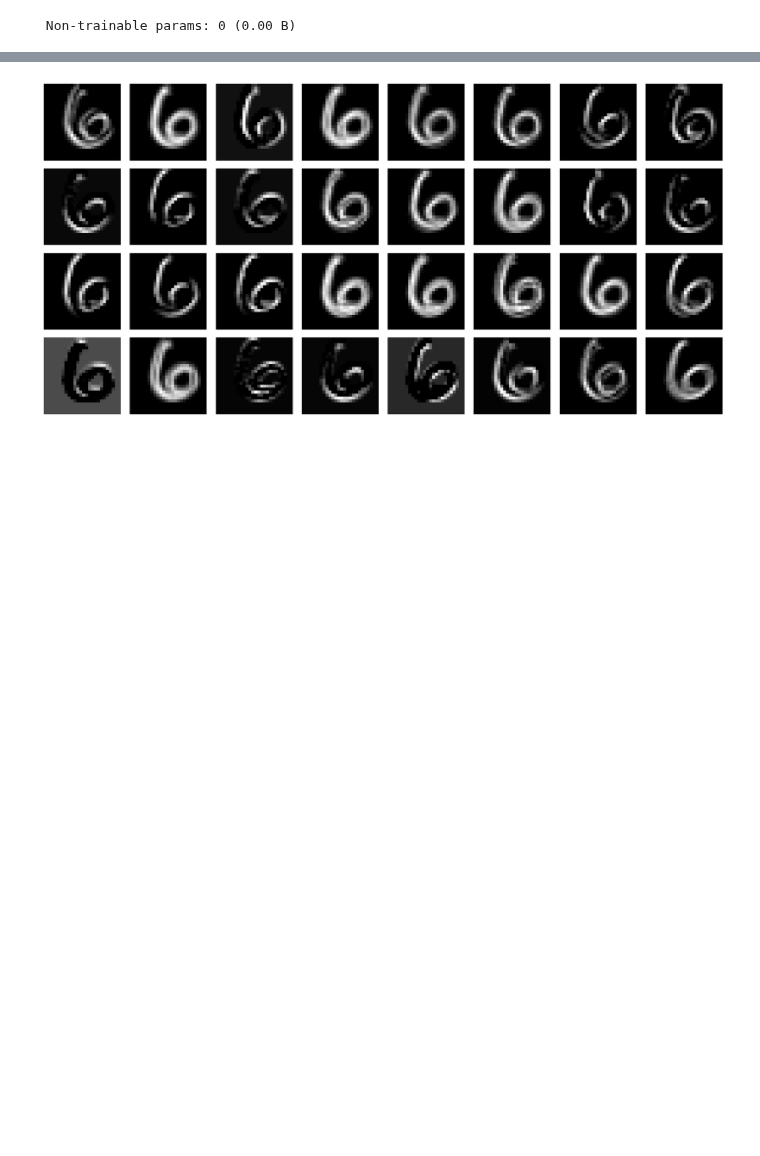
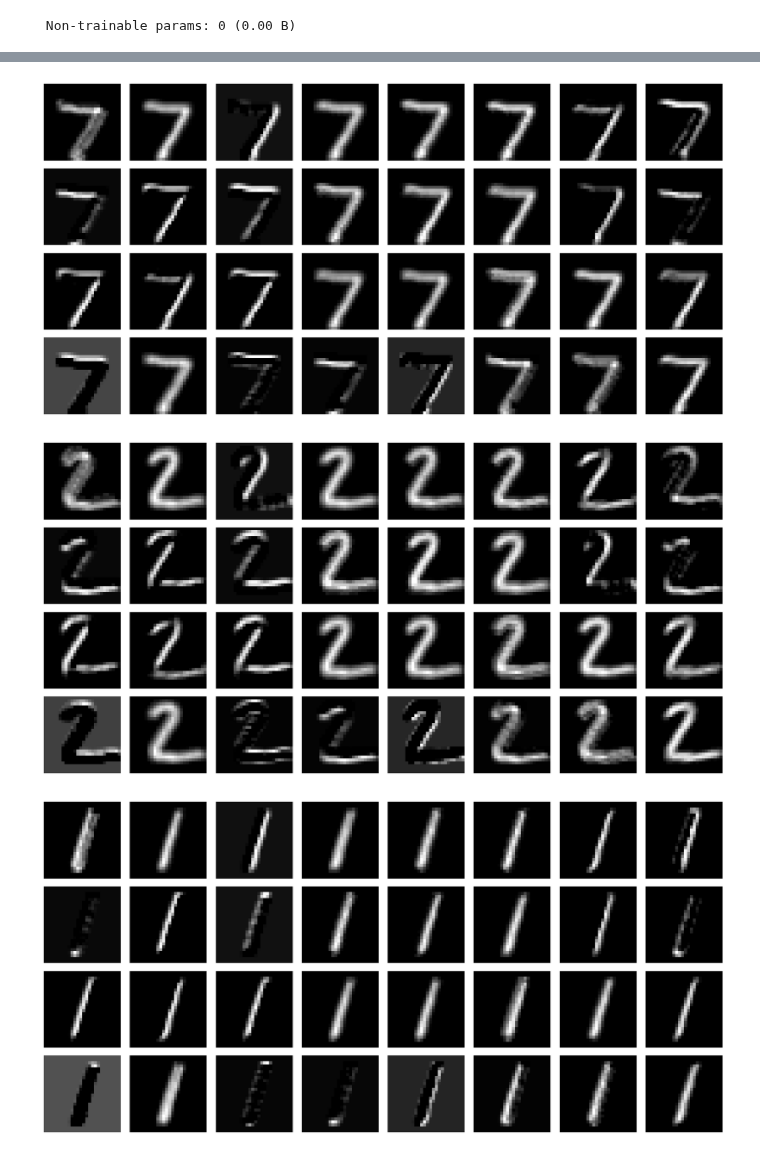
Before and after one commit to nichol77/mlForPhysicists, a Jupyter notebook: Week4/Week4_MNIST_TF_Live.ipynb, the cells around one changed output, grey strips where cells are left out. Saved outputs shown, nothing was run; the diff lists cells and outputs as text; code cells hidden in the pictures; blank space fills up the shorter version.

```diff
--- a/Week4/Week4_MNIST_TF_Live.ipynb
+++ b/Week4/Week4_MNIST_TF_Live.ipynb
@@ -201,4 +198,4 @@ plt.imshow(onetest)
 # %%
-onetestout=modelFirstConv.predict(np.array([onetest]))  #What craziness is this?
-print(onetestout.shape)
+testout=modelFirstConv(test_images)  #What craziness is this?
+print(testout.shape)
 # %% [output]
@@ -212,14 +208,18 @@ plt.imshow(onetestout[0,:,:,0])
 # %%
-# Define grid size (e.g., 4 rows, 8 columns)
-rows, cols = 4, 8
+for img in range(3):
 
-fig, axes = plt.subplots(rows, cols, figsize=(12, 6))
+    # Define grid size (e.g., 4 rows, 8 columns)
+    rows, cols = 4, 8
 
-for i, ax in enumerate(axes.flat):
-    ax.imshow(onetestout[0,:,:,i], cmap="gray")
-    ax.axis("off")  # Hide axis
+    fig, axes = plt.subplots(rows, cols, figsize=(12, 6))
 
-plt.tight_layout()
-plt.show()
+    for i, ax in enumerate(axes.flat):
+        ax.imshow(testout[img,:,:,i], cmap="gray")
+        ax.axis("off")  # Hide axis
+
+    plt.tight_layout()
+    plt.show()
 # %% [output]
-[figure, old version]
+[figure, new version]
+[figure, added]
+[figure, added]
```
Also changed, not shown: parts of 4 cells of this notebook, 4 other files.
